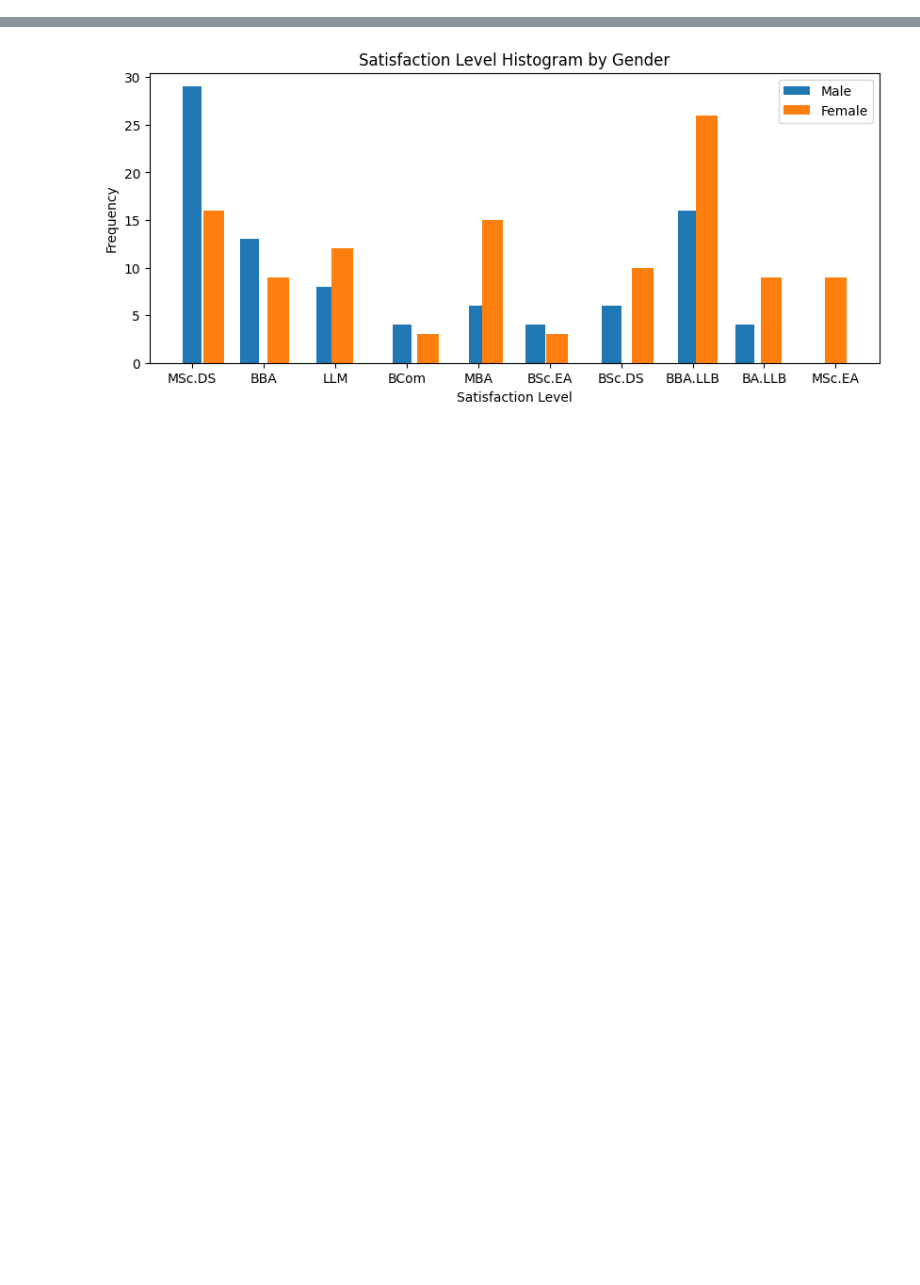
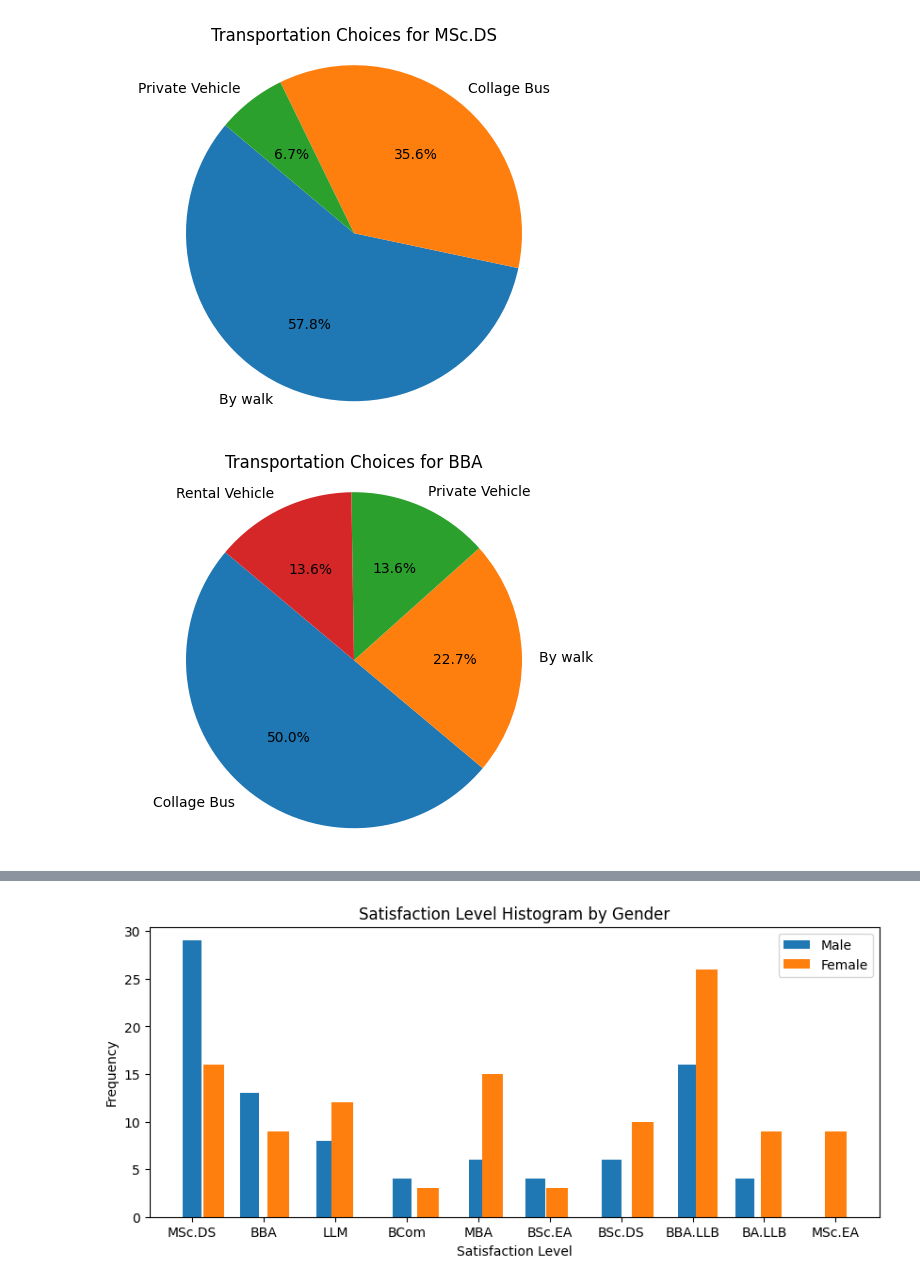
Before and after one commit to devnaveenKrish/MScDSA-MDA171-23122023, a Jupyter notebook: CAC-02/Catagorical CAC_02.ipynb, the cells around one changed output, grey strips where cells are left out. Cells and saved outputs as stored; diff of their text form; code cells hidden in the pictures; blank space fills up the shorter version.

```diff
--- a/CAC-02/Catagorical CAC_02.ipynb
+++ b/CAC-02/Catagorical CAC_02.ipynb
@@ -84,0 +149,3 @@ NameError: name 'pd' is not defined
+# %%
+counts = df['Course '].value_counts()
+print(counts)
@@ -84,0 +165,16 @@ NameError: name 'pd' is not defined
+# %%
+
+unique_courses = df['Course '].unique()
+
+for course in unique_courses:
+    course_data = df[df['Course '] == course]
+
+    counts = course_data['Transportation'].value_counts()
+
+    # Create a pie chart
+    plt.pie(counts, labels=counts.index, autopct='%1.1f%%', startangle=140)
+    plt.title(f"Transportation Choices for {course}")
+    plt.show()
+# %% [output]
+[figure, added]
+[figure, added]
```
Also changed, not shown: parts of 21 cells of this notebook, 1 other file.
